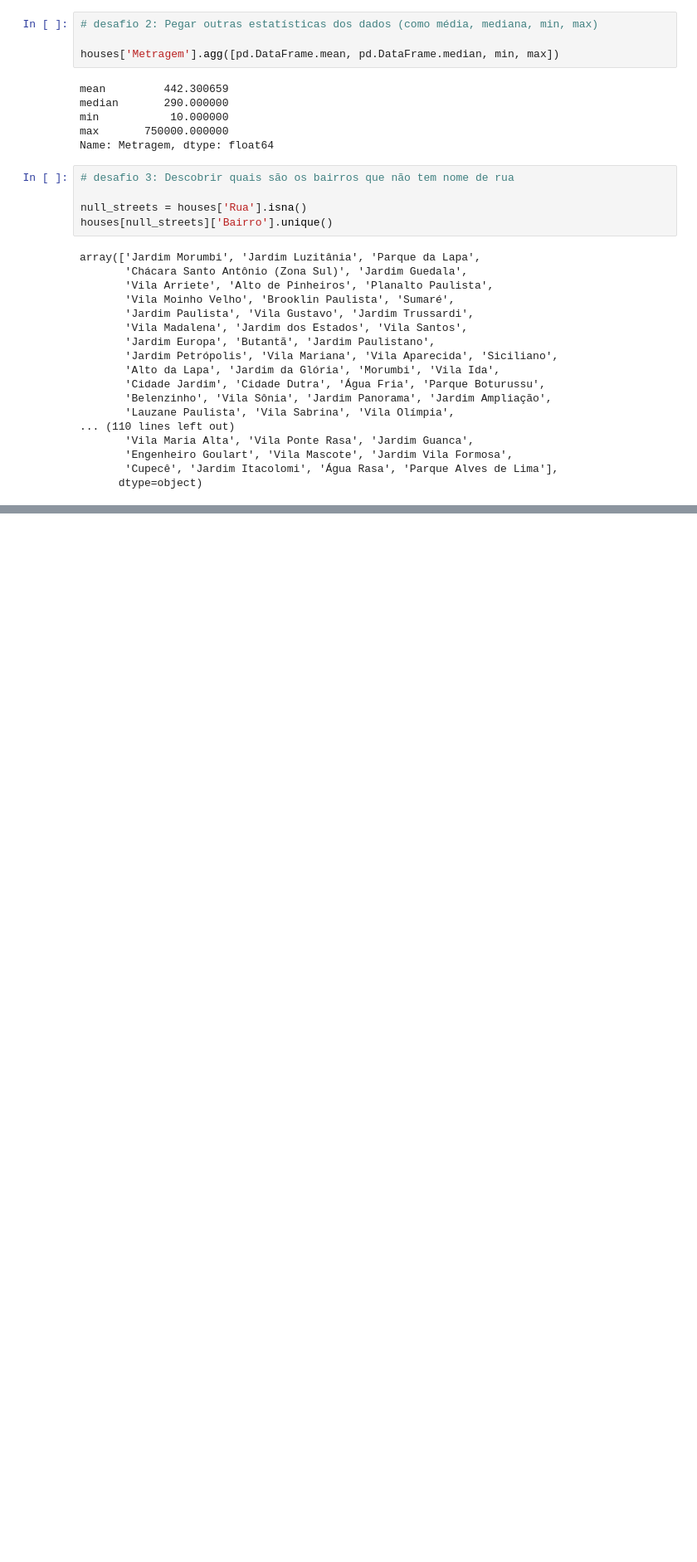
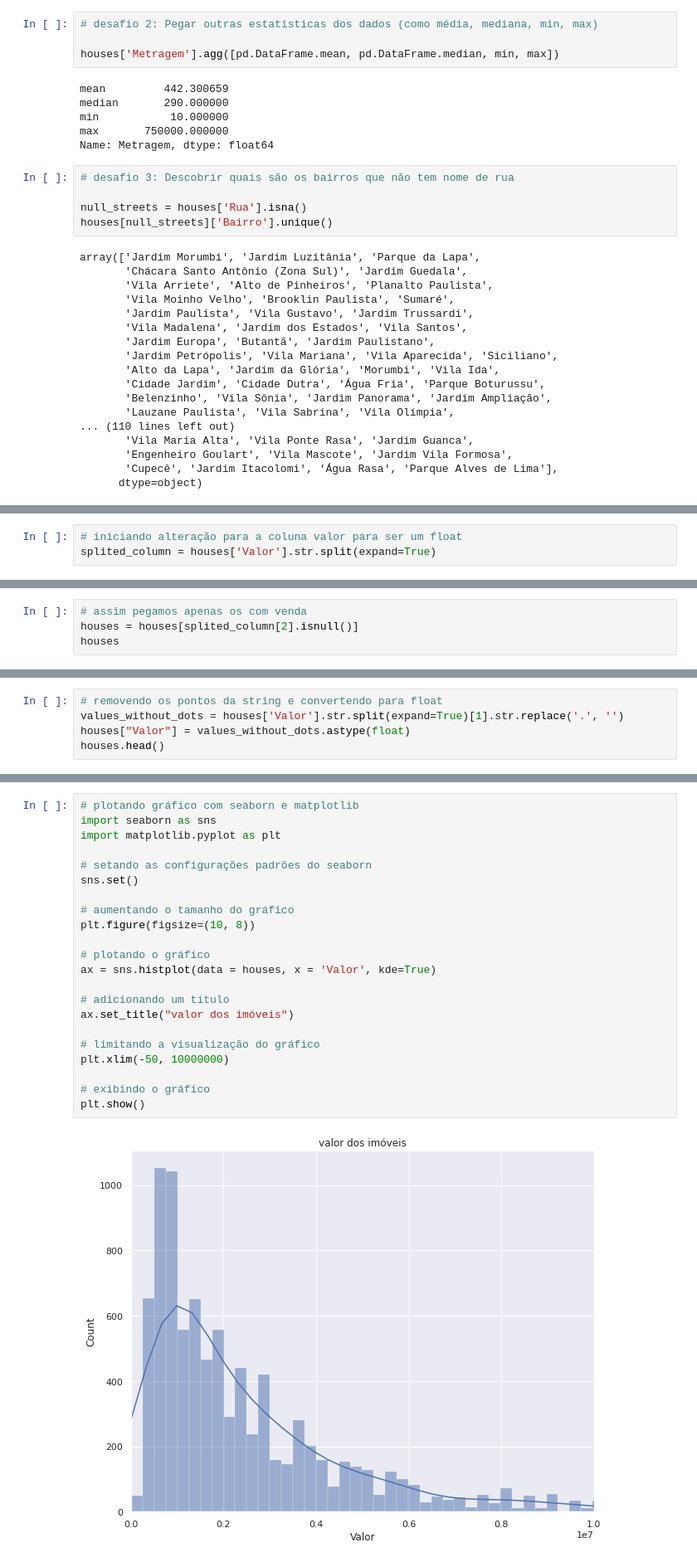
Before and after one commit to jackson541/machine-learning, a Jupyter notebook: projetos/4 - imersao dados alura.ipynb, the cells around one changed output, grey strips where cells are left out. Shown at 83% size. Cells and saved outputs as stored; diff of their text form; blank space fills up the shorter version.

Commit message:
adiciona aula 2 do notebook 4

```diff
--- a/projetos/4 - imersao dados alura.ipynb
+++ b/projetos/4 - imersao dados alura.ipynb
@@ -67,0 +70,3 @@ array(['Jardim Morumbi', 'Jardim Luzitânia', 'Parque da Lapa',
+# %%
+# iniciando alteração para a coluna valor para ser um float
+splited_column = houses['Valor'].str.split(expand=True)
@@ -67,0 +78,4 @@ array(['Jardim Morumbi', 'Jardim Luzitânia', 'Parque da Lapa',
+# %%
+# assim pegamos apenas os com venda
+houses = houses[splited_column[2].isnull()]
+houses
@@ -67,0 +96,5 @@ array(['Jardim Morumbi', 'Jardim Luzitânia', 'Parque da Lapa',
+# %%
+# removendo os pontos da string e convertendo para float
+values_without_dots = houses['Valor'].str.split(expand=True)[1].str.replace('.', '')
+houses["Valor"] = values_without_dots.astype(float)
+houses.head()
@@ -67,0 +126,24 @@ array(['Jardim Morumbi', 'Jardim Luzitânia', 'Parque da Lapa',
+# %%
+# plotando gráfico com seaborn e matplotlib
+import seaborn as sns
+import matplotlib.pyplot as plt
+
+# setando as configurações padrões do seaborn
+sns.set()
+
+# aumentando o tamanho do gráfico
+plt.figure(figsize=(10, 8))
+
+# plotando o gráfico
+ax = sns.histplot(data = houses, x = 'Valor', kde=True)
+
+# adicionando um título
+ax.set_title("valor dos imóveis")
+
+# limitando a visualização do gráfico
+plt.xlim(-50, 10000000)
+
+# exibindo o gráfico
+plt.show()
+# %% [output]
+[figure, added]
```
Also changed, not shown: parts of 9 cells of this notebook.
